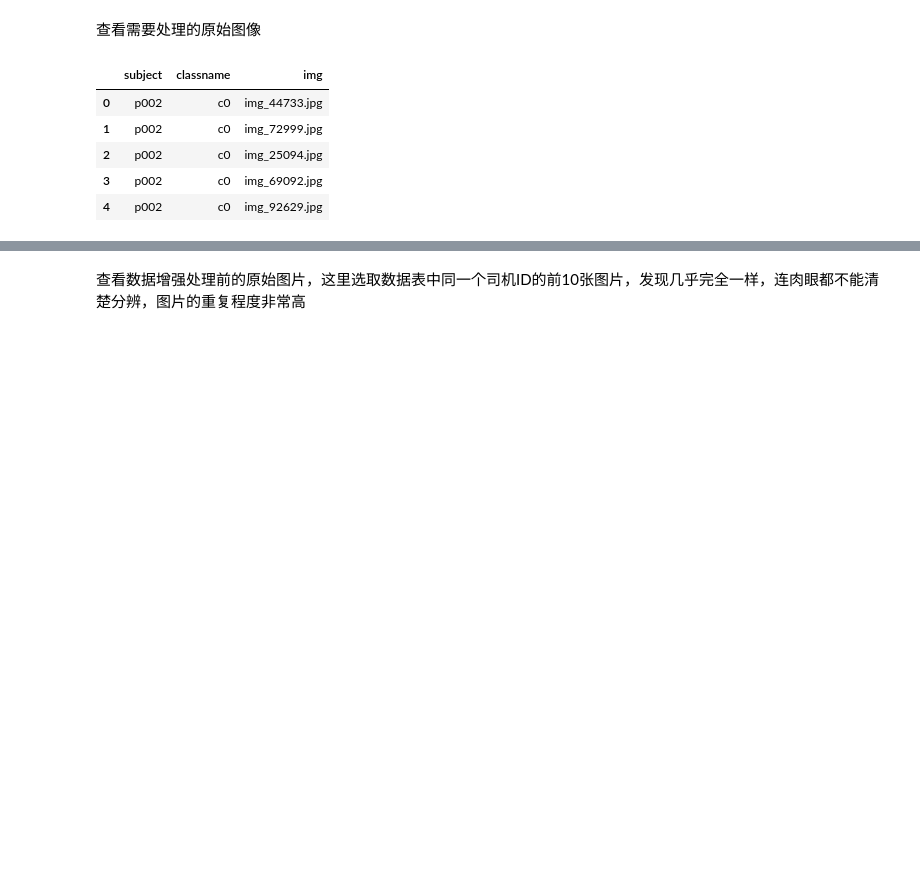
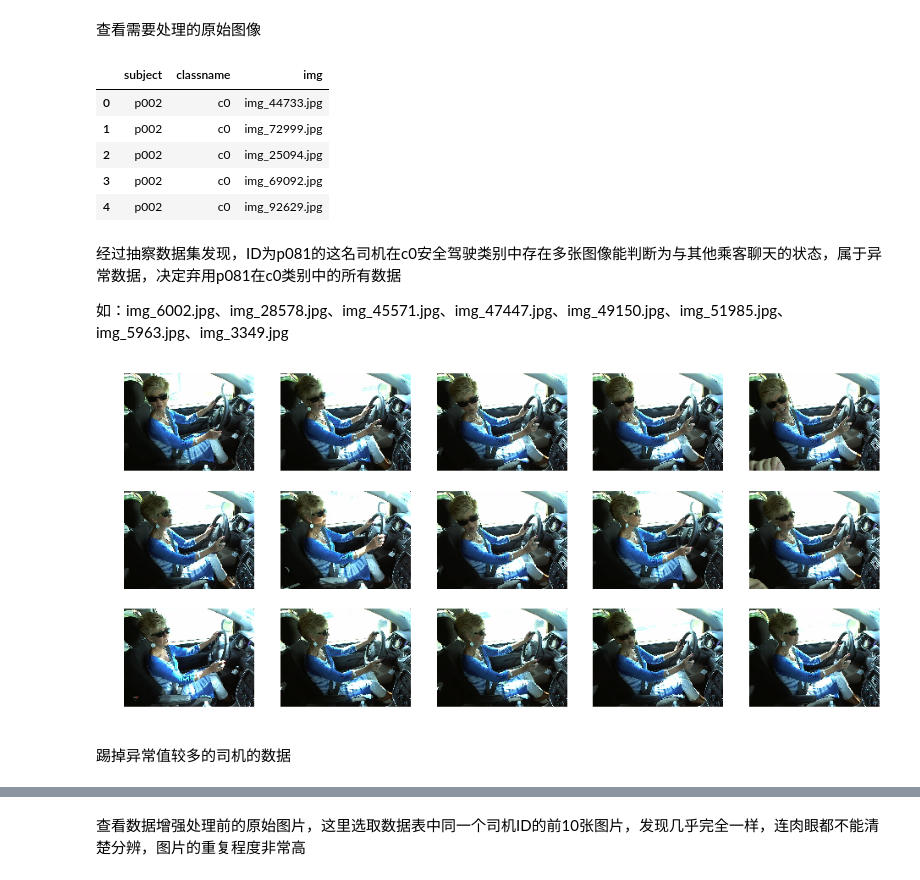
Before and after one commit to edwardpan/udacity_homework, a Jupyter notebook: machinelearning2/graduation_project/data_augmenters.ipynb, the cells around one changed output, grey strips where cells are left out. Cells and saved outputs as stored; diff of their text form; code cells hidden in the pictures; blank space fills up the shorter version.

```diff
--- a/machinelearning2/graduation_project/data_augmenters.ipynb
+++ b/machinelearning2/graduation_project/data_augmenters.ipynb
@@ -108,3 +41,21 @@ drivers_pd.head()
 | 2 | p002 | c0 | img_25094.jpg |
 | 3 | p002 | c0 | img_69092.jpg |
 | 4 | p002 | c0 | img_92629.jpg |
+# %% [markdown]
+经过抽察数据集发现，ID为p081的这名司机在c0安全驾驶类别中存在多张图像能判断为与其他乘客聊天的状态，属于异常数据，决定弃用p081在c0类别中的所有数据
+
+如：img_6002.jpg、img_28578.jpg、img_45571.jpg、img_47447.jpg、img_49150.jpg、img_51985.jpg、img_5963.jpg、img_3349.jpg
+# %%
+p081_pd = drivers_pd.query("subject=='p081'&classname=='c0'")["img"]
+imgs = np.random.choice(p081_pd, 15)
+
+plt.figure(figsize=(16,38))
+for i, img in enumerate(imgs):
+    plt.subplot(15, 5, i+1)
+    img = load_img(train_dir + '/c0/' + img)
+    plt.axis('off')
+    plt.imshow(img)
+# %% [output]
+[figure, added]
+# %% [markdown]
+踢掉异常值较多的司机的数据
```
Also changed, not shown: parts of 9 cells of this notebook, 2 other files.
